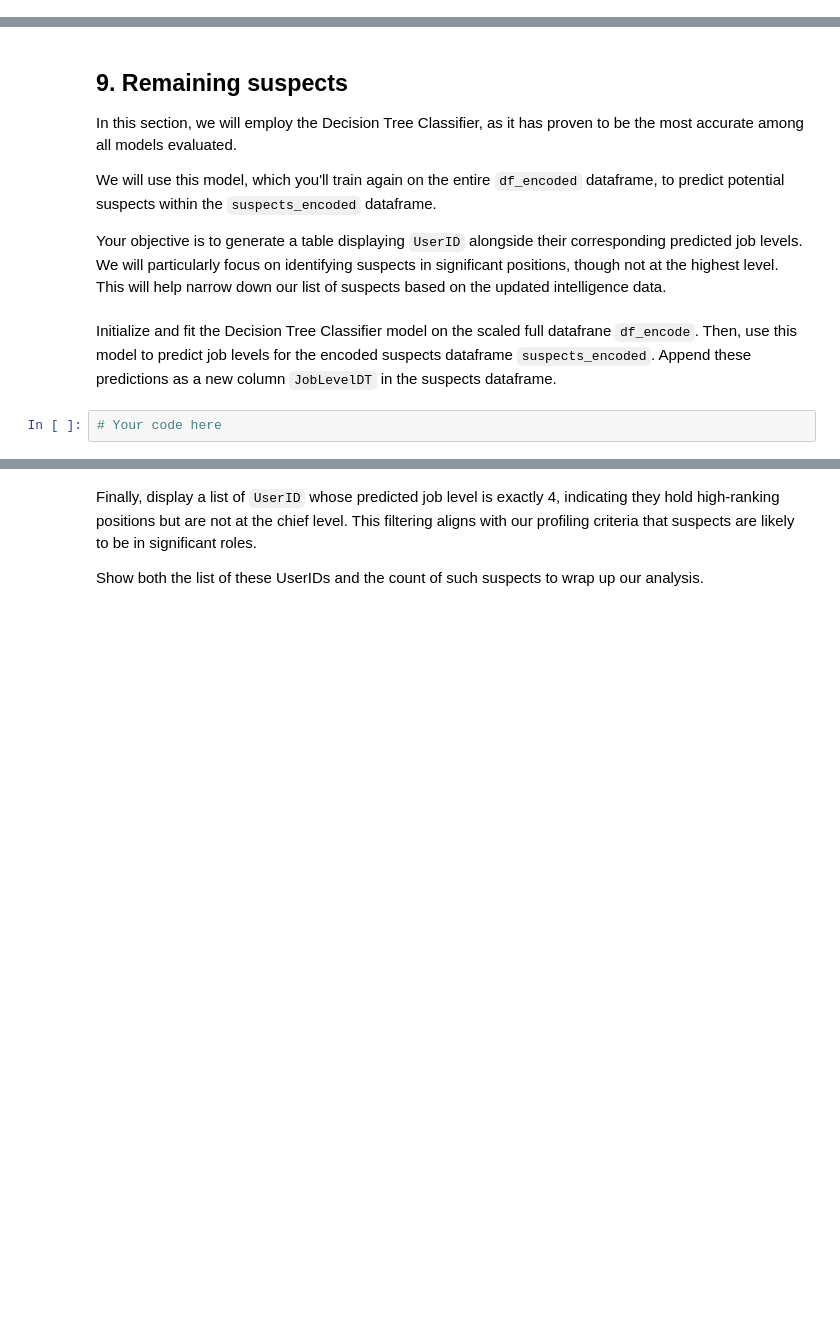
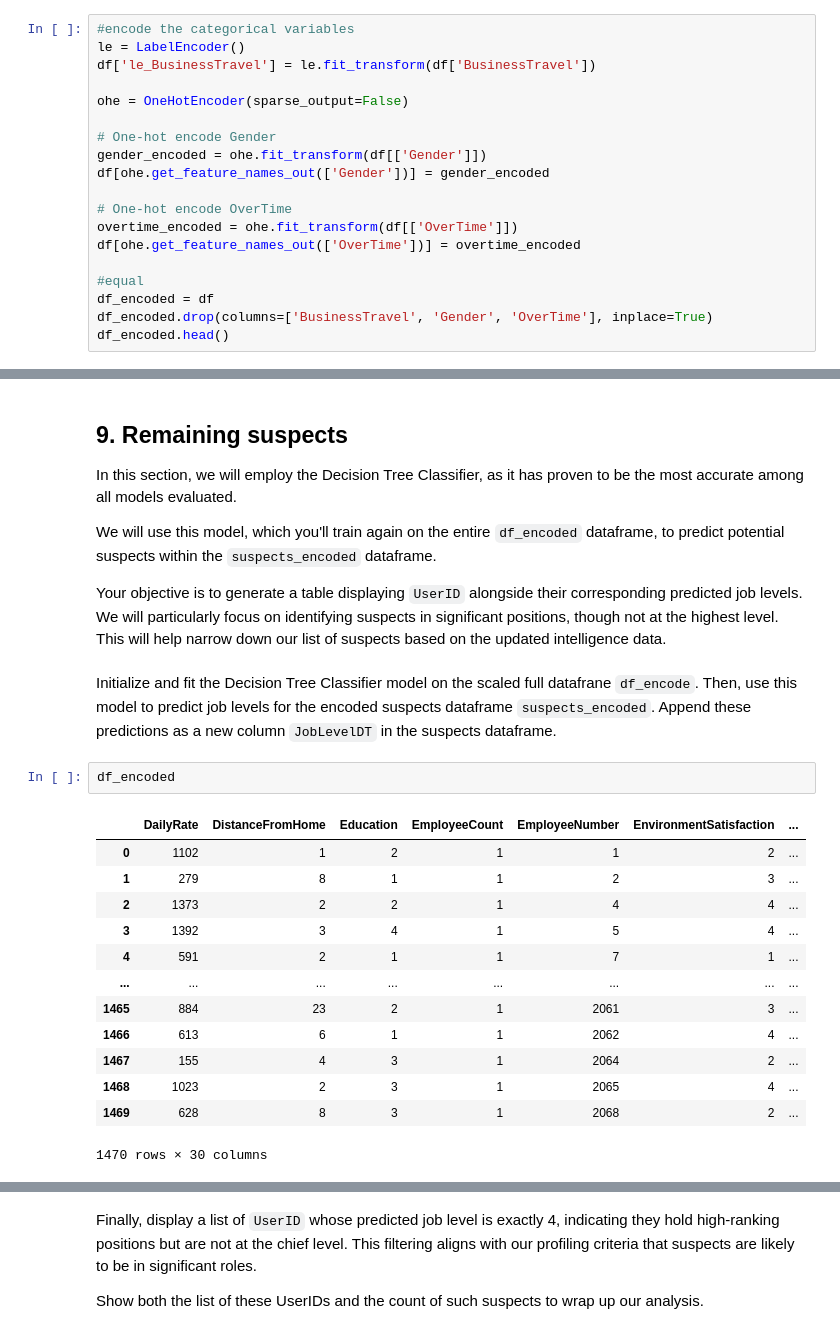
Before and after one commit to linneverh/MachineLearning, a Jupyter notebook: assignments/Part 3/Assignment_3_2024.ipynb, the cells around one changed output, grey strips where cells are left out. Cells and saved outputs as stored; diff of their text form; blank space fills up the shorter version.

```diff
--- a/assignments/Part 3/Assignment_3_2024.ipynb
+++ b/assignments/Part 3/Assignment_3_2024.ipynb
@@ -169,0 +138,19 @@ print(df_encoded.head())
+# %%
+#encode the categorical variables
+le = LabelEncoder()
+df['le_BusinessTravel'] = le.fit_transform(df['BusinessTravel'])
+
+ohe = OneHotEncoder(sparse_output=False)
+
+# One-hot encode Gender
+gender_encoded = ohe.fit_transform(df[['Gender']])
+df[ohe.get_feature_names_out(['Gender'])] = gender_encoded
+
+# One-hot encode OverTime
+overtime_encoded = ohe.fit_transform(df[['OverTime']])
+df[ohe.get_feature_names_out(['OverTime'])] = overtime_encoded
+
+#equal
+df_encoded = df
+df_encoded.drop(columns=['BusinessTravel', 'Gender', 'OverTime'], inplace=True)
+df_encoded.head()
@@ -468,5 +578,19 @@ We will use this model, which you'll train again on the entire `df_encoded` data
 Your objective is to generate a table displaying `UserID` alongside their corresponding predicted job levels. We will particularly focus on identifying suspects in significant positions, though not at the highest level. This will help narrow down our list of suspects based on the updated intelligence data.
 # %% [markdown]
 Initialize and fit the Decision Tree Classifier model on the scaled full datafrane `df_encode`. Then, use this model to predict job levels for the encoded suspects dataframe `suspects_encoded`. Append these predictions as a new column `JobLevelDT` in the suspects dataframe.
-# %%
-# Your code here
+# %%
+df_encoded
+# %% [output]
+|  | DailyRate | DistanceFromHome | Education | EmployeeCount | EmployeeNumber | EnvironmentSatisfaction | ... |
+| 0 | 1102 | 1 | 2 | 1 | 1 | 2 | ... |
+| 1 | 279 | 8 | 1 | 1 | 2 | 3 | ... |
+| 2 | 1373 | 2 | 2 | 1 | 4 | 4 | ... |
+| 3 | 1392 | 3 | 4 | 1 | 5 | 4 | ... |
+| 4 | 591 | 2 | 1 | 1 | 7 | 1 | ... |
+| ... | ... | ... | ... | ... | ... | ... | ... |
+| 1465 | 884 | 23 | 2 | 1 | 2061 | 3 | ... |
+| 1466 | 613 | 6 | 1 | 1 | 2062 | 4 | ... |
+| 1467 | 155 | 4 | 3 | 1 | 2064 | 2 | ... |
+| 1468 | 1023 | 2 | 3 | 1 | 2065 | 4 | ... |
+| 1469 | 628 | 8 | 3 | 1 | 2068 | 2 | ... |
+1470 rows × 30 columns
```
Also changed, not shown: parts of 57 cells of this notebook.
